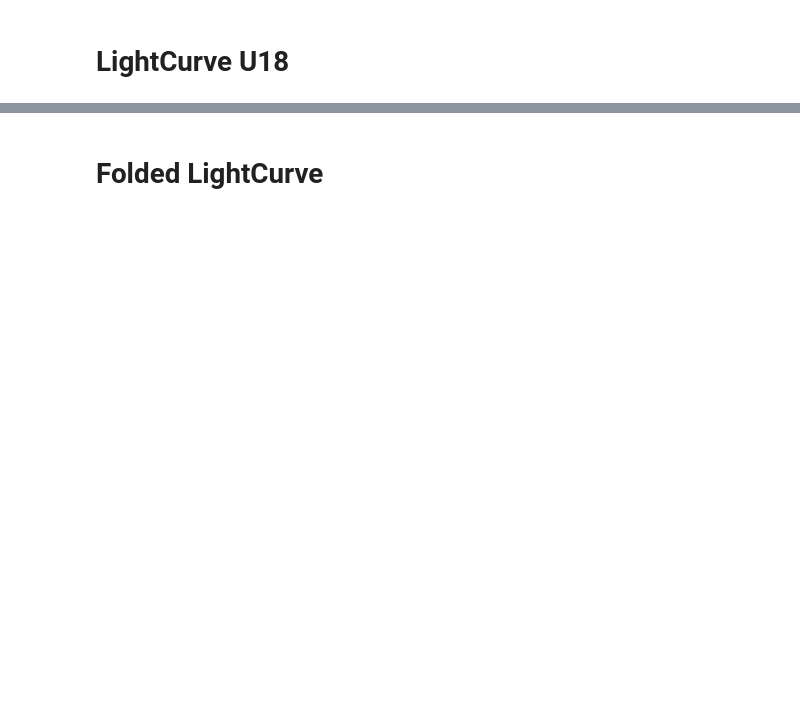
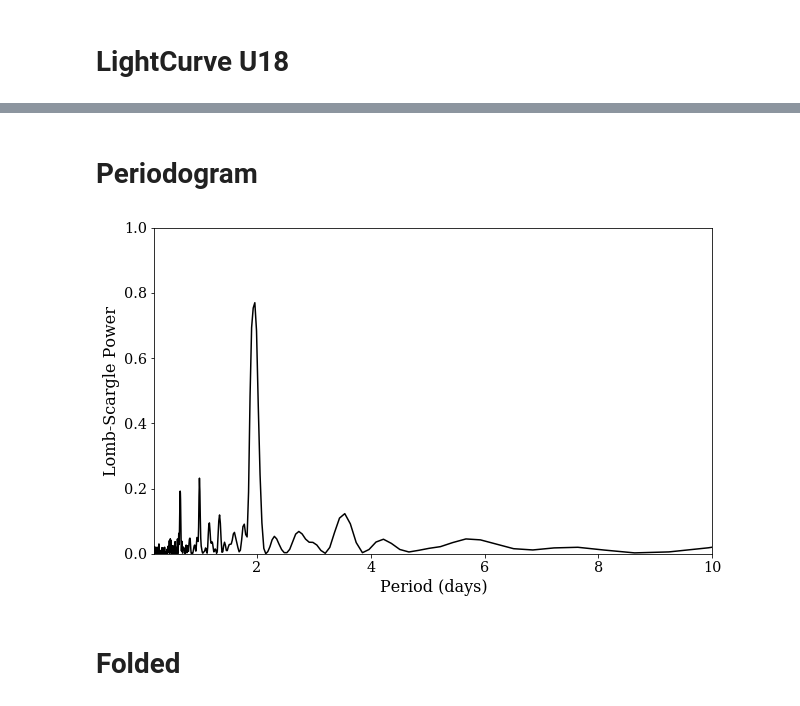
Before and after one commit to manuelmarcano22/NGC6397F336W, a Jupyter notebook: Notebooks/Plots.ipynb, the cells around one changed output, grey strips where cells are left out. Drawn from its saved outputs; the diff is of its cells as text; code cells hidden in the pictures; blank space fills up the shorter version.

```diff
--- a/Notebooks/Plots.ipynb
+++ b/Notebooks/Plots.ipynb
@@ -59,2 +68,38 @@ plt.show()
+# %% [markdown]
+# Periodogram
+# %%
+
+freq, PLS = LombScargle(mjd, mag, dmag).autopower(minimum_frequency=1 / 100.,
+                                                maximum_frequency=1 / 0.1)
+best_freq = freq[np.argmax(PLS)]
+phase = (mjd * best_freq) % 1
+
+# compute the best-fit model
+phase_fit = np.linspace(0, 1,len(mjd))
+mag_fit = LombScargle(mjd, mag, dmag).model(t=phase_fit / best_freq,
+                                          frequency=best_freq)
+# plot the periodogram
+
+plt.rc('font', family='serif')
+plt.rc('xtick', labelsize='x-large')
+plt.rc('ytick', labelsize='x-large')
+
+
+fig = plt.figure(figsize=(10, 6))
+
+ax = fig.add_subplot(1, 1, 1)
+ax.set(xlim=(0.2, 10),
+          ylim=(0, 1));
+ax.set_xlabel('Period (days)',fontsize=16)
+ax.set_ylabel('Lomb-Scargle Power',fontsize=16)
+
+
+plt.plot(1. / freq, PLS,color='k',ls='solid')
+
+plt.show()
+#save iamge
+fig.savefig('periodogram.eps', format='eps')
+# %% [output]
+[figure, added]
 # %% [markdown]
-# Folded LightCurve
+# Folded
```
Also changed, not shown: parts of 10 cells of this notebook, 13 other files.
